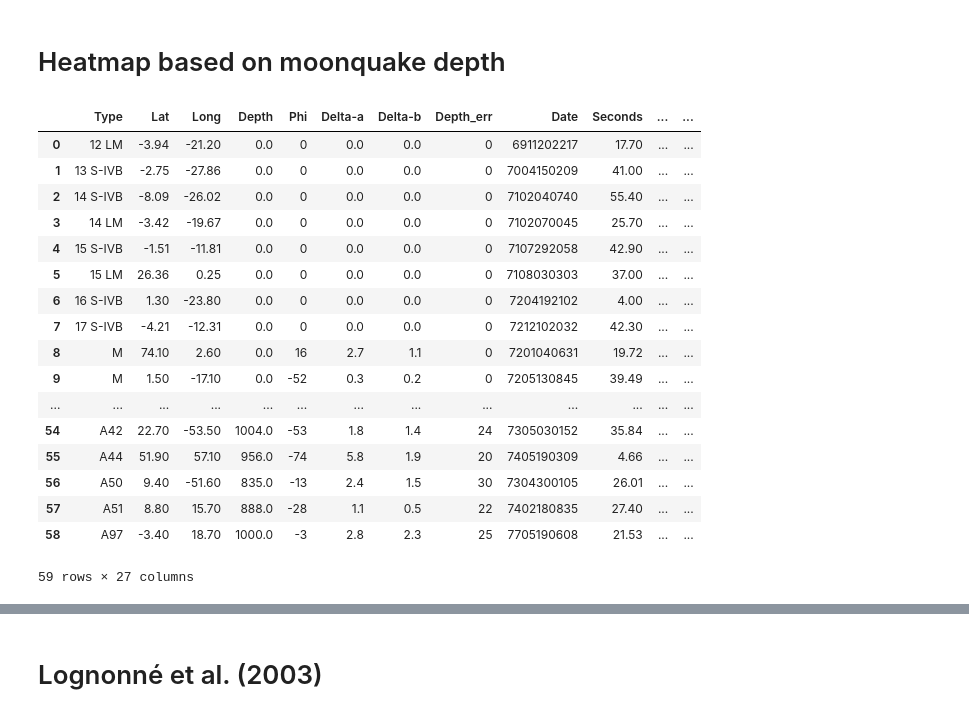
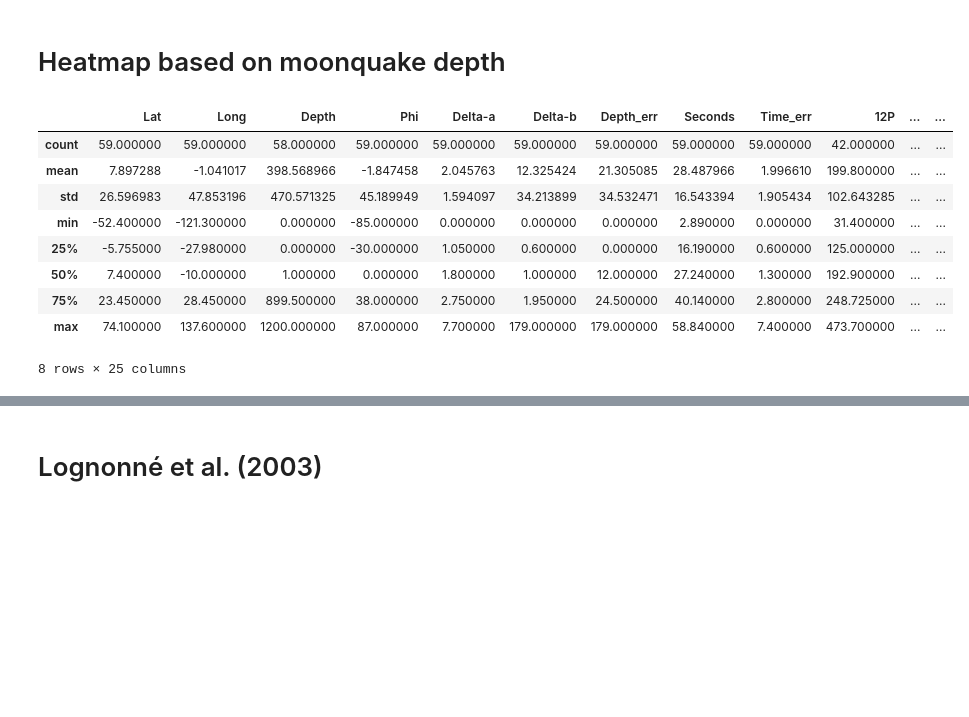
Before and after one commit to ivanmm25/space_seismologists, a Jupyter notebook: etl/load_data.ipynb, the cells around one changed output, grey strips where cells are left out. Saved outputs shown, nothing was run; the diff lists cells and outputs as text; code cells hidden in the pictures; blank space fills up the shorter version.

```diff
--- a/etl/load_data.ipynb
+++ b/etl/load_data.ipynb
@@ -119,24 +102,2 @@ locations_arrivals_nakamura_sm
 # %% [markdown]
 # Heatmap based on moonquake depth
-# %%
-lognonne_df = pd.read_csv(f"{inputfolder}/lognonne_2003_catalog.csv")
-lognonne_df
-# %% [output]
-|  | Type | Lat | Long | Depth | Phi | Delta-a | Delta-b | Depth_err | Date | Seconds | ... | ... |
-| 0 | 12 LM | -3.94 | -21.20 | 0.0 | 0 | 0.0 | 0.0 | 0 | 6911202217 | 17.70 | ... | ... |
-| 1 | 13 S-IVB | -2.75 | -27.86 | 0.0 | 0 | 0.0 | 0.0 | 0 | 7004150209 | 41.00 | ... | ... |
-| 2 | 14 S-IVB | -8.09 | -26.02 | 0.0 | 0 | 0.0 | 0.0 | 0 | 7102040740 | 55.40 | ... | ... |
-| 3 | 14 LM | -3.42 | -19.67 | 0.0 | 0 | 0.0 | 0.0 | 0 | 7102070045 | 25.70 | ... | ... |
-| 4 | 15 S-IVB | -1.51 | -11.81 | 0.0 | 0 | 0.0 | 0.0 | 0 | 7107292058 | 42.90 | ... | ... |
-| 5 | 15 LM | 26.36 | 0.25 | 0.0 | 0 | 0.0 | 0.0 | 0 | 7108030303 | 37.00 | ... | ... |
-| 6 | 16 S-IVB | 1.30 | -23.80 | 0.0 | 0 | 0.0 | 0.0 | 0 | 7204192102 | 4.00 | ... | ... |
-| 7 | 17 S-IVB | -4.21 | -12.31 | 0.0 | 0 | 0.0 | 0.0 | 0 | 7212102032 | 42.30 | ... | ... |
-| 8 | M | 74.10 | 2.60 | 0.0 | 16 | 2.7 | 1.1 | 0 | 7201040631 | 19.72 | ... | ... |
-| 9 | M | 1.50 | -17.10 | 0.0 | -52 | 0.3 | 0.2 | 0 | 7205130845 | 39.49 | ... | ... |
-| ... | ... | ... | ... | ... | ... | ... | ... | ... | ... | ... | ... | ... |
-| 54 | A42 | 22.70 | -53.50 | 1004.0 | -53 | 1.8 | 1.4 | 24 | 7305030152 | 35.84 | ... | ... |
-| 55 | A44 | 51.90 | 57.10 | 956.0 | -74 | 5.8 | 1.9 | 20 | 7405190309 | 4.66 | ... | ... |
-| 56 | A50 | 9.40 | -51.60 | 835.0 | -13 | 2.4 | 1.5 | 30 | 7304300105 | 26.01 | ... | ... |
-| 57 | A51 | 8.80 | 15.70 | 888.0 | -28 | 1.1 | 0.5 | 22 | 7402180835 | 27.40 | ... | ... |
-| 58 | A97 | -3.40 | 18.70 | 1000.0 | -3 | 2.8 | 2.3 | 25 | 7705190608 | 21.53 | ... | ... |
-59 rows × 27 columns
@@ -143 +152,14 @@ lognonne_df
+# %%
+lognonne_df.describe()
+# %% [output]
+|  | Lat | Long | Depth | Phi | Delta-a | Delta-b | Depth_err | Seconds | Time_err | 12P | ... | ... |
+| count | 59.000000 | 59.000000 | 58.000000 | 59.000000 | 59.000000 | 59.000000 | 59.000000 | 59.000000 | 59.000000 | 42.000000 | ... | ... |
+| mean | 7.897288 | -1.041017 | 398.568966 | -1.847458 | 2.045763 | 12.325424 | 21.305085 | 28.487966 | 1.996610 | 199.800000 | ... | ... |
+| std | 26.596983 | 47.853196 | 470.571325 | 45.189949 | 1.594097 | 34.213899 | 34.532471 | 16.543394 | 1.905434 | 102.643285 | ... | ... |
+| min | -52.400000 | -121.300000 | 0.000000 | -85.000000 | 0.000000 | 0.000000 | 0.000000 | 2.890000 | 0.000000 | 31.400000 | ... | ... |
+| 25% | -5.755000 | -27.980000 | 0.000000 | -30.000000 | 1.050000 | 0.600000 | 0.000000 | 16.190000 | 0.600000 | 125.000000 | ... | ... |
+| 50% | 7.400000 | -10.000000 | 1.000000 | 0.000000 | 1.800000 | 1.000000 | 12.000000 | 27.240000 | 1.300000 | 192.900000 | ... | ... |
+| 75% | 23.450000 | 28.450000 | 899.500000 | 38.000000 | 2.750000 | 1.950000 | 24.500000 | 40.140000 | 2.800000 | 248.725000 | ... | ... |
+| max | 74.100000 | 137.600000 | 1200.000000 | 87.000000 | 7.700000 | 179.000000 | 179.000000 | 58.840000 | 7.400000 | 473.700000 | ... | ... |
+8 rows × 25 columns
 # %%
```
Also changed, not shown: parts of 6 cells of this notebook, 1 other file.
